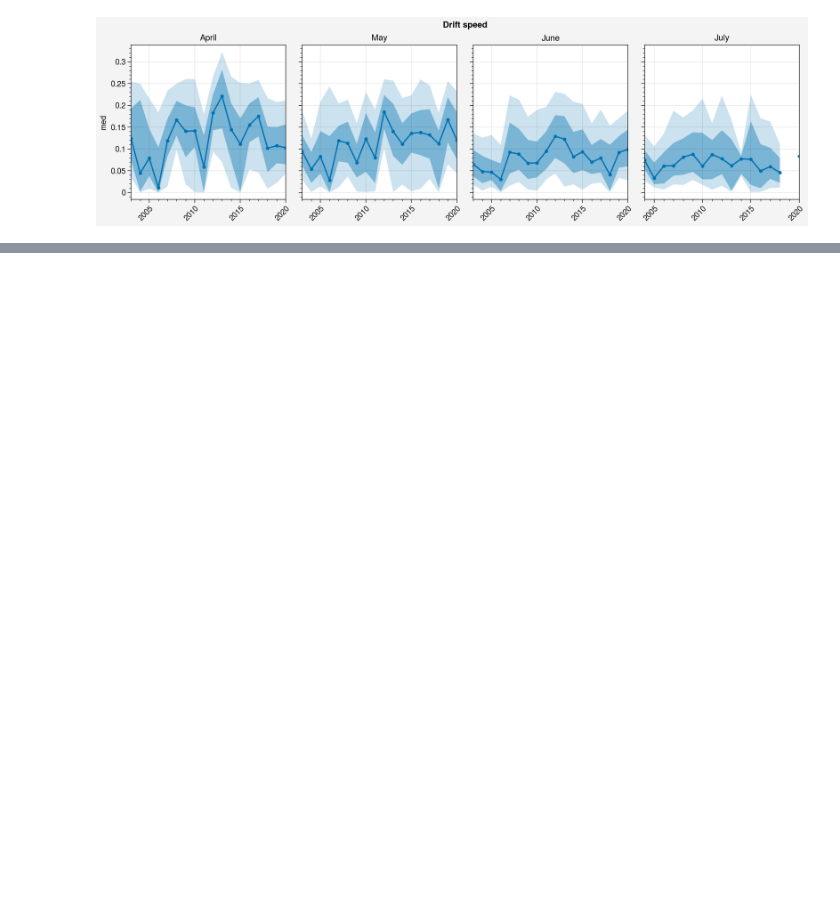
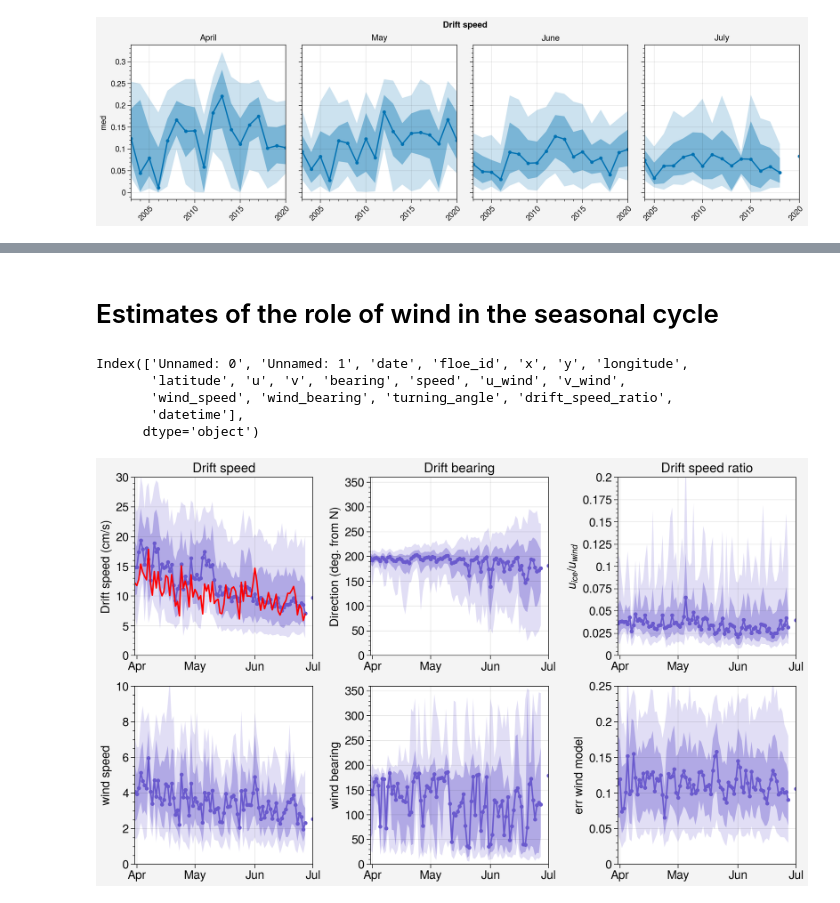
Before and after one commit to danielmwatkins/miz_scales_of_motion, a Jupyter notebook: notebooks/ocean_sciences_visualizations.ipynb, the cells around one changed output, grey strips where cells are left out. Saved outputs shown, nothing was run; the diff lists cells and outputs as text; code cells hidden in the pictures; blank space fills up the shorter version.

Commit message:
add vis with wind

```diff
--- a/notebooks/ocean_sciences_visualizations.ipynb
+++ b/notebooks/ocean_sciences_visualizations.ipynb
@@ -287,3 +324,59 @@ df_ift['L'] = df_ift['area_adj_km2']**0.5
 df_ift['l_bin'] = np.digitize(df_ift['L'], bins=np.arange(0, 60, 5))
 df_ift['l_center'] = [pd.Series(np.arange(2.5, 63, 5), index=np.arange(1, 14))[x] for x in df_ift['l_bin']]
 df_ift.loc[:, ['l_bin', 'zeta']].groupby('l_bin').quantile([0.05, 0.1, 0.25, 0.5, 0.75, 0.90, 0.95])
+# %% [markdown]
+# Estimates of the role of wind in the seasonal cycle
+# %%
+
+df_era = pd.read_csv('../data/ft_with_wind.csv')
+df_era['datetime'] = pd.to_datetime(df_era['date'])
+df_era.columns
+# %% [output]
+Index(['Unnamed: 0', 'Unnamed: 1', 'date', 'floe_id', 'x', 'y', 'longitude',
+       'latitude', 'u', 'v', 'bearing', 'speed', 'u_wind', 'v_wind',
+       'wind_speed', 'wind_bearing', 'turning_angle', 'drift_speed_ratio',
+       'datetime'],
+      dtype='object')
+# %%
+fig, axs = pplt.subplots(ncols=3, nrows=2, share=False)
+idx = df_era.speed.notnull()
+df_era['speed_cms'] = 100 * df_era['speed']
+df_era['doy'] = df_era.datetime.dt.dayofyear
+ylims = {}
+ylims['bearing'] = (0, 360)
+ylims['speed_cms'] = (0, 30)
+ylims['drift_speed_ratio'] = (0, 0.2)
+ylims['wind_speed'] = (0, 10)
+ylims['wind_bearing'] = (0, 360)
+ylims['err_wind_model'] = (0, 0.25)
+
+for col, var in zip(range(6),
+                          ['speed_cms', 'bearing', 'drift_speed_ratio',
+                          'wind_speed', 'wind_bearing', 'err_wind_model']):
+    # shade data
+    ax = axs[col]
+    n = df_era.loc[idx, [var, 'doy']].groupby('doy').count()
+    med = df_era.loc[idx, [var, 'doy']].groupby('doy').median().where(n > 150)
+    p90 = df_era.loc[idx, [var, 'doy']].groupby('doy').quantile(0.90).where(n > 150)
+    p10 = df_era.loc[idx, [var, 'doy']].groupby('doy').quantile(0.10).where(n > 150)
+    p75 = df_era.loc[idx, [var, 'doy']].groupby('doy').quantile(0.75).where(n > 150)
+    p25 = df_era.loc[idx, [var, 'doy']].groupby('doy').quantile(0.25).where(n > 150)
+    ax.plot(med[var], fadedata=[p90[var], p10[var]],
+            shadedata=[p75[var], p25[var]], marker='.', color='slateblue')
+    ax.format(ylabel=var.replace('_', ' '),
+              xlocator=dr.dayofyear, xlim=(91, pd.to_datetime('2000-07-01').dayofyear),
+              xformatter=[d.strftime('%b') for d in dr],
+              xlabel='', fontsize=12, ylim=ylims[var])
+
+# comparison with wind, given alpha of 0.03
+var = 'wind_speed'
+n = df_era.loc[idx, [var, 'doy']].groupby('doy').count()
+med = df_era.loc[idx, [var, 'doy']].groupby('doy').median().where(n > 150)
+axs[0].plot(med[var] * 3, color='r')
+
+axs[0].format(ylabel='Drift speed (cm/s)', title='Drift speed')
+axs[1].format(ylabel='Direction (deg. from N)', title='Drift bearing')
+axs[2].format(title='Drift speed ratio', ylabel='$u_{ice}/u_{wind}$')
+fig.save('../figures/presentations/drift_speed_dist.pdf', dpi=300)
+# %% [output]
+[figure, added]
```
Also changed, not shown: parts of 14 cells of this notebook, 1 other file.
